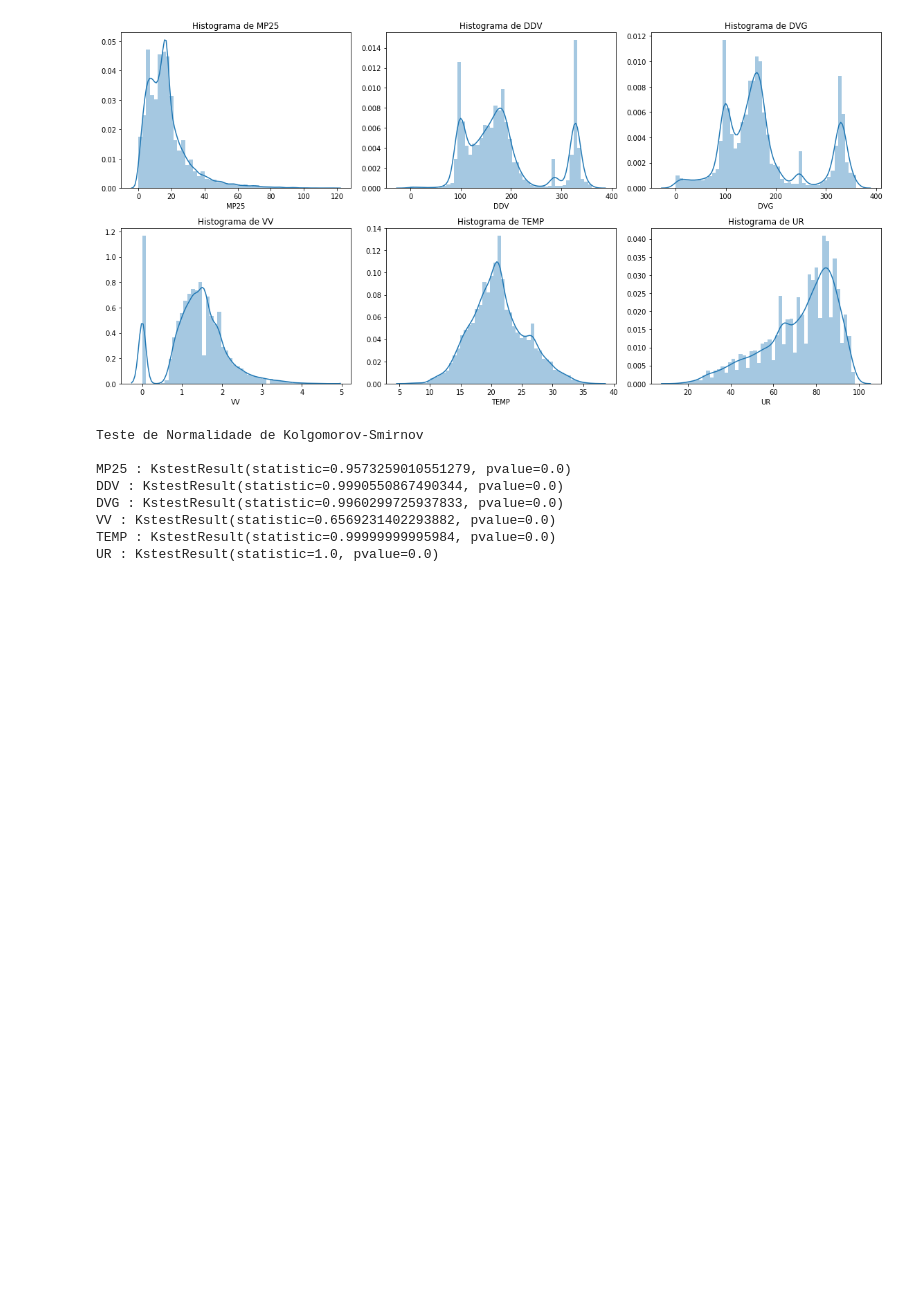
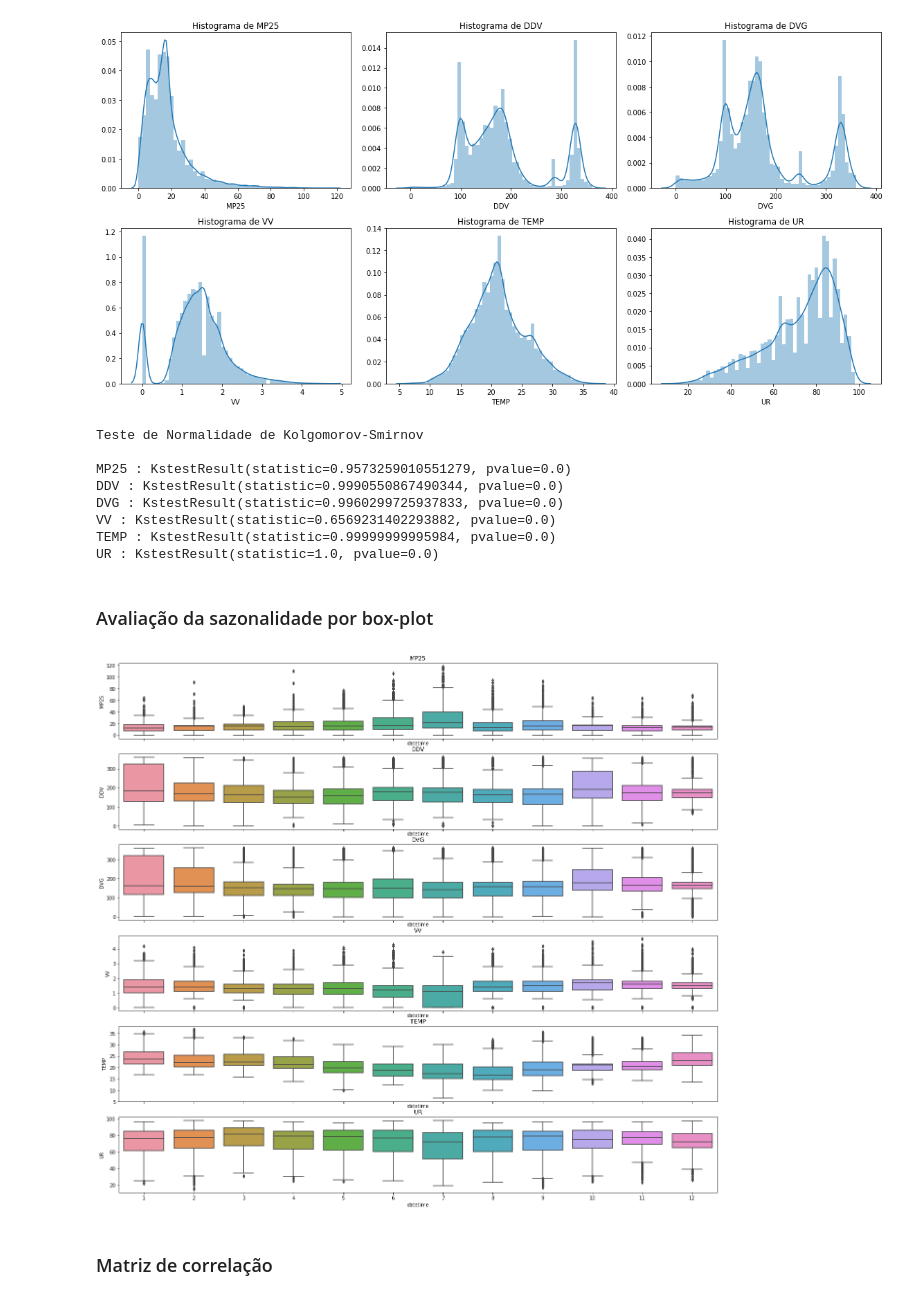
Before and after one commit to rpbenatti/DS-DH-Project, a Jupyter notebook: Projeto-Integrador-Grupo5-RespiroBem.ipynb, the cells around one changed output. Cells and saved outputs as stored; diff of their text form; code cells hidden in the pictures; blank space fills up the shorter version.

```diff
--- a/Projeto-Integrador-Grupo5-RespiroBem.ipynb
+++ b/Projeto-Integrador-Grupo5-RespiroBem.ipynb
@@ -564,12 +631,12 @@ sns.pairplot(pdp.sample(1000))
 # %%
 plt.figure(figsize=(16,8))
 
-for i, j in enumerate(pdp.columns):
+for i, j in enumerate(pdp.drop(['Data','Hora'],axis=1)):
     plt.subplot(2, 3, i + 1)
     ax = plt.title('Histograma de '+str(j))
     sns.distplot(pdp[j])
 
-plt.tight_layout()
+plt.tight_layout();
 # %% [output]
 [figure]
 # %%
@@ -591,3 +658,18 @@ DVG : KstestResult(statistic=0.9960299725937833, pvalue=0.0)
 VV : KstestResult(statistic=0.6569231402293882, pvalue=0.0)
 TEMP : KstestResult(statistic=0.99999999995984, pvalue=0.0)
 UR : KstestResult(statistic=1.0, pvalue=0.0)
+# %% [markdown]
+### Avaliação da sazonalidade por box-plot
+# %%
+fig, axes = plt.subplots(6, 1, figsize=(22, 20), sharex=True)
+for name, ax in zip(['MP25', 'DDV', 'DVG', 'VV', 'TEMP', 'UR'], axes):
+    sns.boxplot(data=pdp.drop(['Data','Hora'],axis=1), x=pdp.index.month, y=name, ax=ax)
+    #ax.set_ylabel('GWh')
+    ax.set_title(name)
+# Remove the automatic x-axis label from all but the bottom subplot
+if ax != axes[-1]:
+    ax.set_xlabel('')
+# %% [output]
+[figure, added]
+# %% [markdown]
+### Matriz de correlação
```
Also changed, not shown: parts of 64 cells of this notebook.
